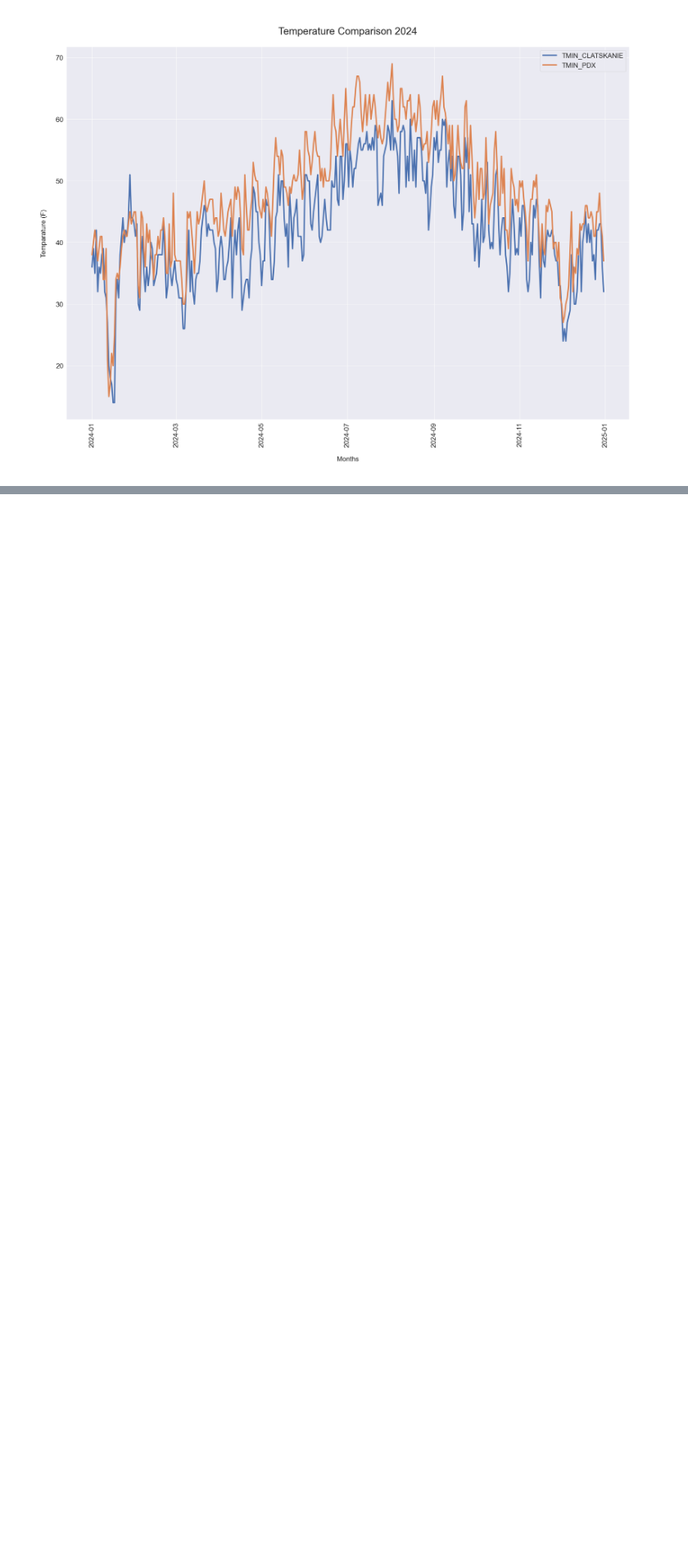
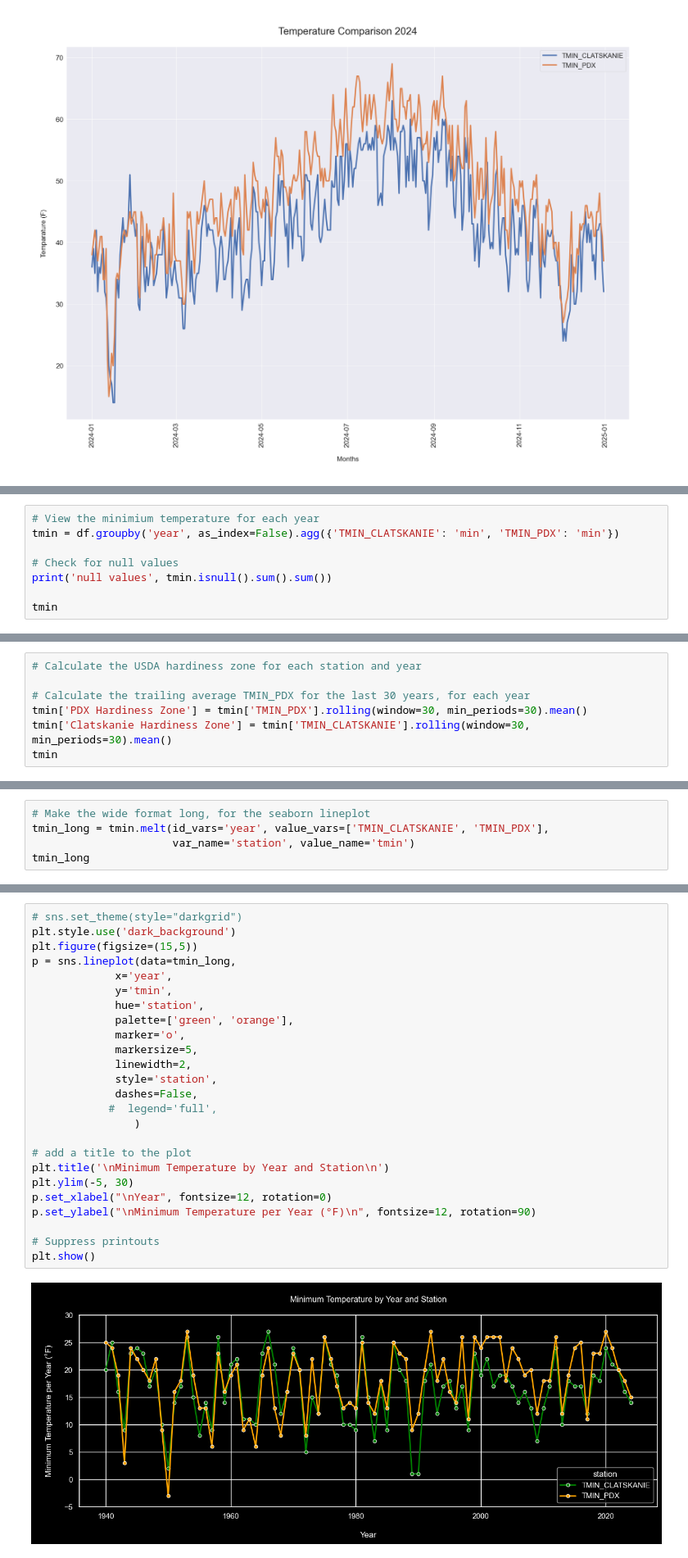
Before and after one commit to wpbSabi/weather_python, a Jupyter notebook: notebooks/compare_temperature.ipynb, the cells around one changed output, grey strips where cells are left out. Shown at 82% size. Cells and saved outputs as stored; diff of their text form; blank space fills up the shorter version.

Commit message:
added usda hardiness zone calculation

```diff
--- a/notebooks/compare_temperature.ipynb
+++ b/notebooks/compare_temperature.ipynb
@@ -134,0 +116,8 @@ The hardiness zone for station 2 is 20.433333333333334
+# %%
+# View the minimium temperature for each year
+tmin = df.groupby('year', as_index=False).agg({'TMIN_CLATSKANIE': 'min', 'TMIN_PDX': 'min'})
+
+# Check for null values
+print('null values', tmin.isnull().sum().sum())
+
+tmin
@@ -134,0 +139,7 @@ The hardiness zone for station 2 is 20.433333333333334
+# %%
+# Calculate the USDA hardiness zone for each station and year
+
+# Calculate the trailing average TMIN_PDX for the last 30 years, for each year
+tmin['PDX Hardiness Zone'] = tmin['TMIN_PDX'].rolling(window=30, min_periods=30).mean()
+tmin['Clatskanie Hardiness Zone'] = tmin['TMIN_CLATSKANIE'].rolling(window=30, min_periods=30).mean()
+tmin
@@ -134,0 +160,5 @@ The hardiness zone for station 2 is 20.433333333333334
+# %%
+# Make the wide format long, for the seaborn lineplot
+tmin_long = tmin.melt(id_vars='year', value_vars=['TMIN_CLATSKANIE', 'TMIN_PDX'],
+                      var_name='station', value_name='tmin')
+tmin_long
@@ -134,0 +179,27 @@ The hardiness zone for station 2 is 20.433333333333334
+# %%
+# sns.set_theme(style="darkgrid")
+plt.style.use('dark_background')
+plt.figure(figsize=(15,5))
+p = sns.lineplot(data=tmin_long,
+             x='year',
+             y='tmin',
+             hue='station',
+             palette=['green', 'orange'],
+             marker='o',
+             markersize=5,
+             linewidth=2,
+             style='station',
+             dashes=False,
+            #  legend='full',
+                )
+
+# add a title to the plot
+plt.title('\nMinimum Temperature by Year and Station\n')
+plt.ylim(-5, 30)
+p.set_xlabel("\nYear", fontsize=12, rotation=0)
+p.set_ylabel("\nMinimum Temperature per Year (°F)\n", fontsize=12, rotation=90)
+
+# Suppress printouts
+plt.show()
+# %% [output]
+[figure, added]
```
Also changed, not shown: parts of 12 cells of this notebook, 2 other files.
